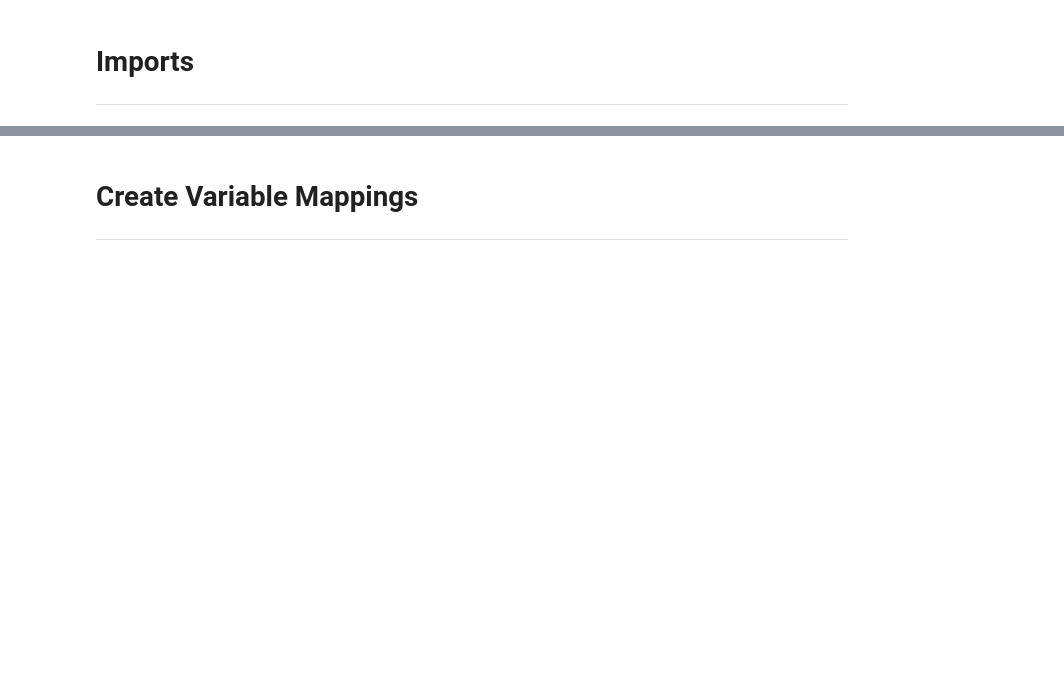
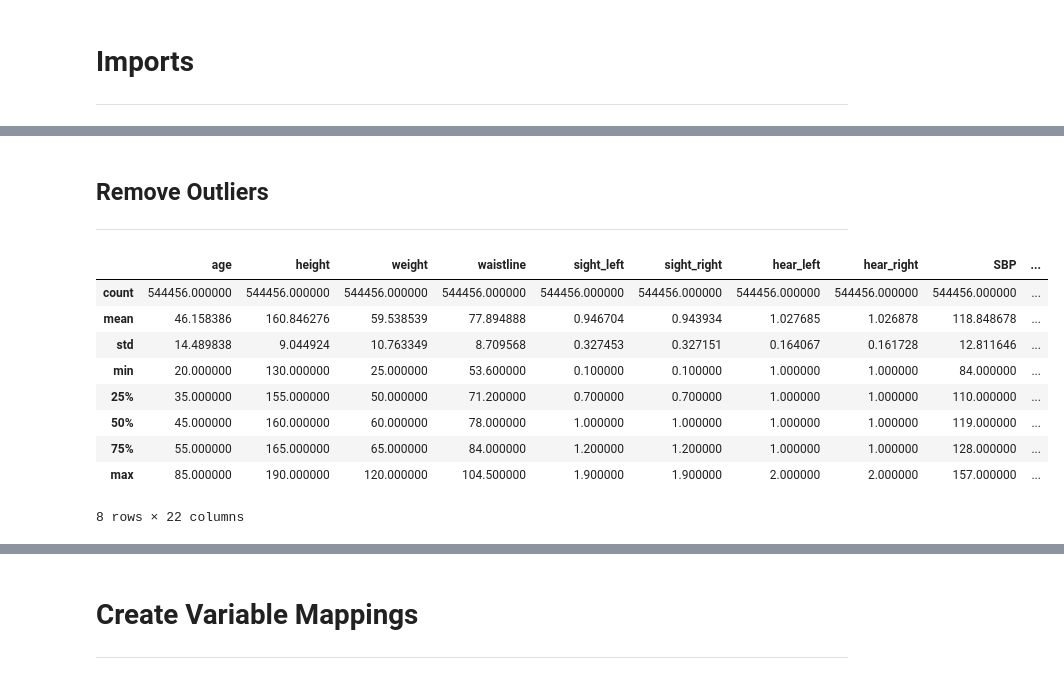
Before and after one commit to amajuoyieze/PEM-Group-Project, a Jupyter notebook: Group-Project.ipynb, the cells around one changed output, grey strips where cells are left out. Cells and saved outputs as stored; diff of their text form; code cells hidden in the pictures; blank space fills up the shorter version.

```diff
--- a/Group-Project.ipynb
+++ b/Group-Project.ipynb
@@ -24,0 +80,16 @@ df.to_csv('outpu.csv', index=False)
+# %% [markdown]
+## Remove Outliers
+---
+# %%
+df_copy.describe()
+# %% [output]
+|  | age | height | weight | waistline | sight_left | sight_right | hear_left | hear_right | SBP | ... |
+| count | 544456.000000 | 544456.000000 | 544456.000000 | 544456.000000 | 544456.000000 | 544456.000000 | 544456.000000 | 544456.000000 | 544456.000000 | ... |
+| mean | 46.158386 | 160.846276 | 59.538539 | 77.894888 | 0.946704 | 0.943934 | 1.027685 | 1.026878 | 118.848678 | ... |
+| std | 14.489838 | 9.044924 | 10.763349 | 8.709568 | 0.327453 | 0.327151 | 0.164067 | 0.161728 | 12.811646 | ... |
+| min | 20.000000 | 130.000000 | 25.000000 | 53.600000 | 0.100000 | 0.100000 | 1.000000 | 1.000000 | 84.000000 | ... |
+| 25% | 35.000000 | 155.000000 | 50.000000 | 71.200000 | 0.700000 | 0.700000 | 1.000000 | 1.000000 | 110.000000 | ... |
+| 50% | 45.000000 | 160.000000 | 60.000000 | 78.000000 | 1.000000 | 1.000000 | 1.000000 | 1.000000 | 119.000000 | ... |
+| 75% | 55.000000 | 165.000000 | 65.000000 | 84.000000 | 1.200000 | 1.200000 | 1.000000 | 1.000000 | 128.000000 | ... |
+| max | 85.000000 | 190.000000 | 120.000000 | 104.500000 | 1.900000 | 1.900000 | 2.000000 | 2.000000 | 157.000000 | ... |
+8 rows × 22 columns
```
Also changed, not shown: parts of 20 cells of this notebook, 1 other file.
